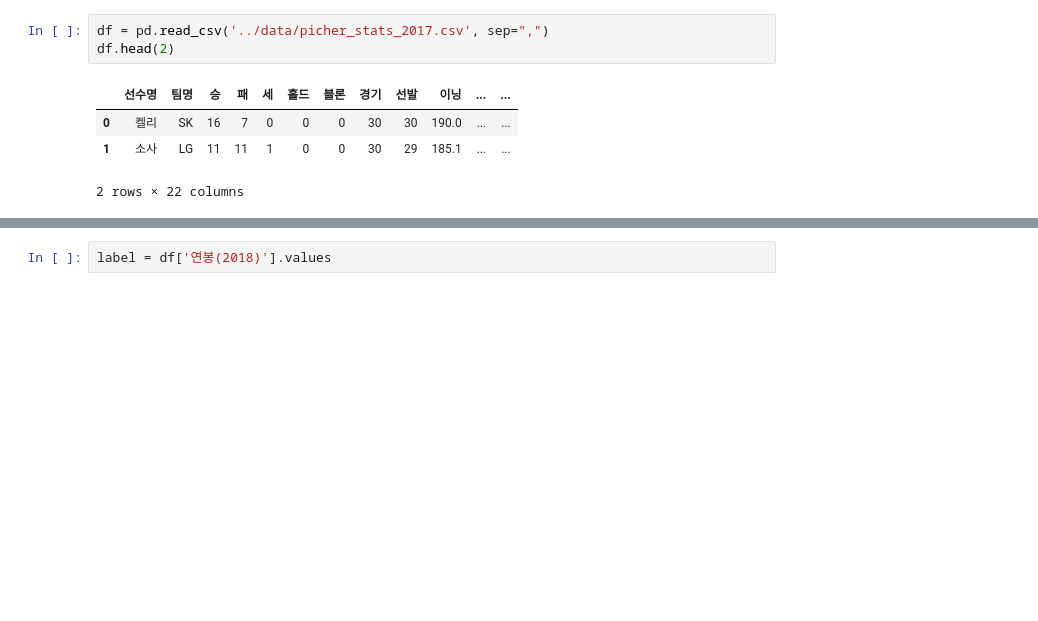
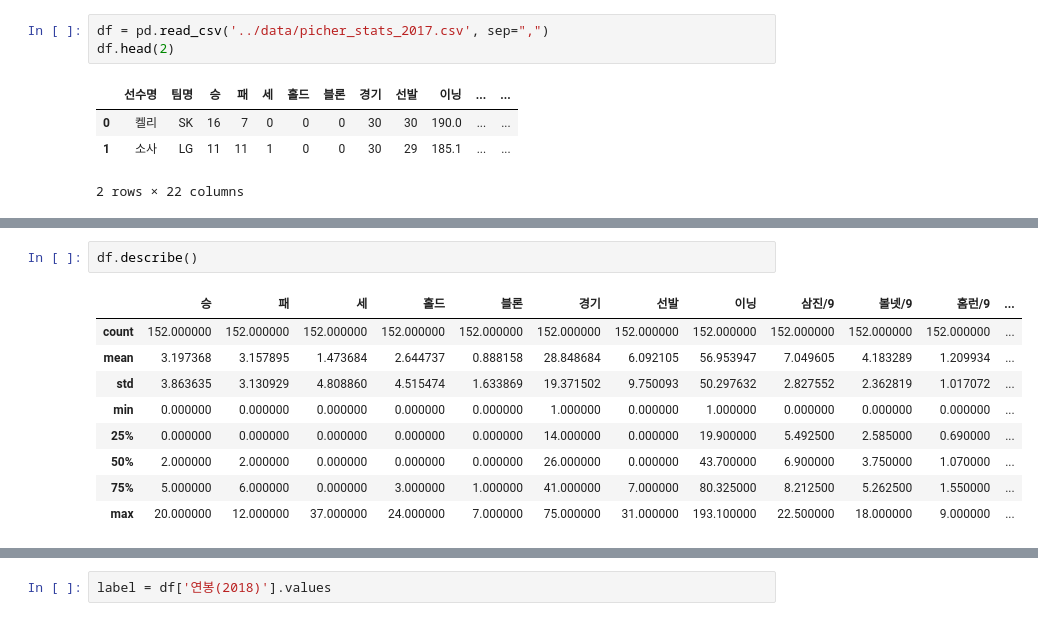
Before and after one commit to naegil73-png/aix_learn_1106, a Jupyter notebook: 중요폴더/AI_models/15.concat.ipynb, the cells around one changed output, grey strips where cells are left out. Drawn from its saved outputs; the diff is of its cells as text; blank space fills up the shorter version.

```diff
--- a/중요폴더/AI_models/15.concat.ipynb
+++ b/중요폴더/AI_models/15.concat.ipynb
@@ -35 +56,13 @@ df.head(2)
+# %%
+df.describe()
+# %% [output]
+|  | 승 | 패 | 세 | 홀드 | 블론 | 경기 | 선발 | 이닝 | 삼진/9 | 볼넷/9 | 홈런/9 | ... |
+| count | 152.000000 | 152.000000 | 152.000000 | 152.000000 | 152.000000 | 152.000000 | 152.000000 | 152.000000 | 152.000000 | 152.000000 | 152.000000 | ... |
+| mean | 3.197368 | 3.157895 | 1.473684 | 2.644737 | 0.888158 | 28.848684 | 6.092105 | 56.953947 | 7.049605 | 4.183289 | 1.209934 | ... |
+| std | 3.863635 | 3.130929 | 4.808860 | 4.515474 | 1.633869 | 19.371502 | 9.750093 | 50.297632 | 2.827552 | 2.362819 | 1.017072 | ... |
+| min | 0.000000 | 0.000000 | 0.000000 | 0.000000 | 0.000000 | 1.000000 | 0.000000 | 1.000000 | 0.000000 | 0.000000 | 0.000000 | ... |
+| 25% | 0.000000 | 0.000000 | 0.000000 | 0.000000 | 0.000000 | 14.000000 | 0.000000 | 19.900000 | 5.492500 | 2.585000 | 0.690000 | ... |
+| 50% | 2.000000 | 2.000000 | 0.000000 | 0.000000 | 0.000000 | 26.000000 | 0.000000 | 43.700000 | 6.900000 | 3.750000 | 1.070000 | ... |
+| 75% | 5.000000 | 6.000000 | 0.000000 | 3.000000 | 1.000000 | 41.000000 | 7.000000 | 80.325000 | 8.212500 | 5.262500 | 1.550000 | ... |
+| max | 20.000000 | 12.000000 | 37.000000 | 24.000000 | 7.000000 | 75.000000 | 31.000000 | 193.100000 | 22.500000 | 18.000000 | 9.000000 | ... |
 # %%
```
Also changed, not shown: parts of 8 cells of this notebook, 1 other file.
